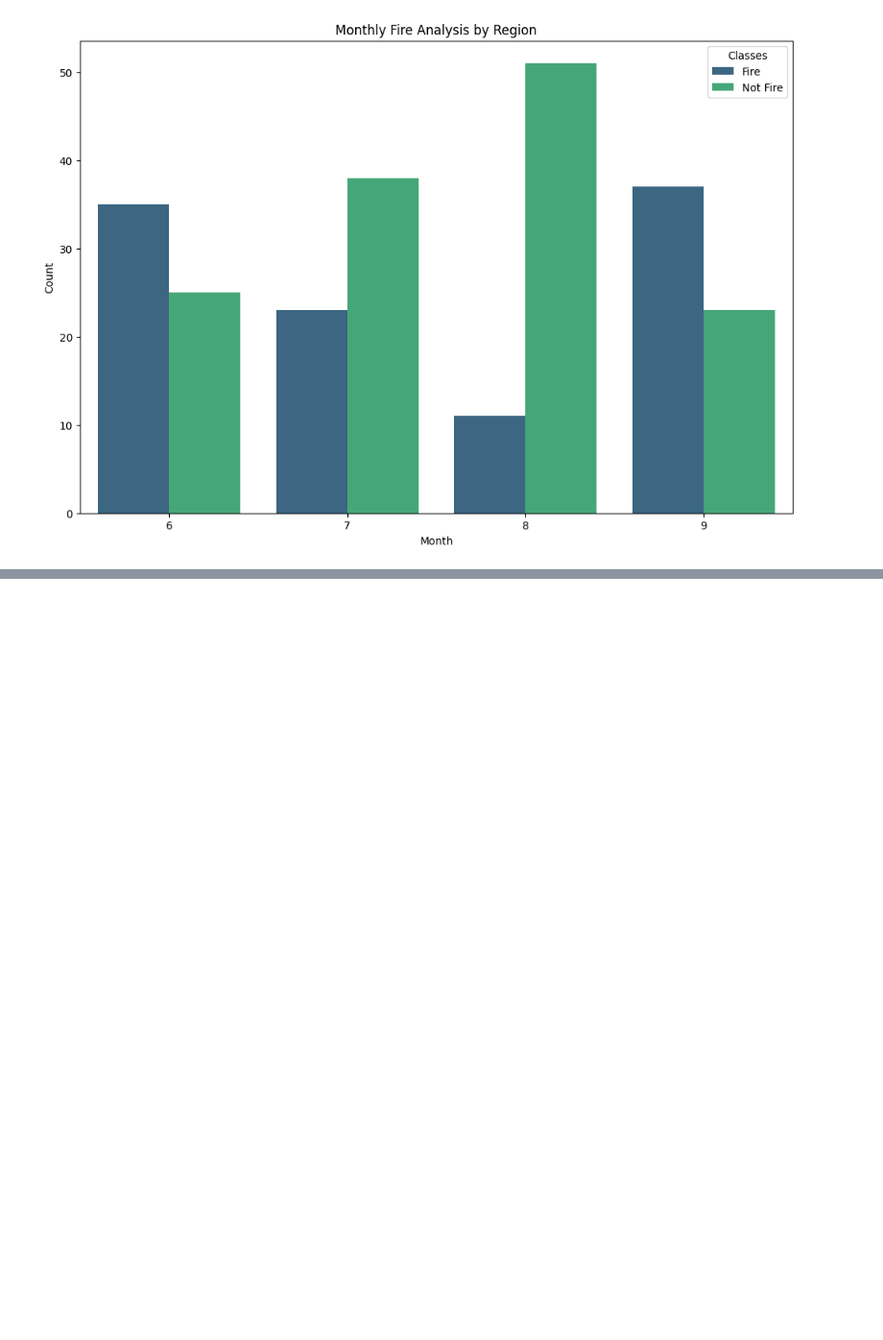
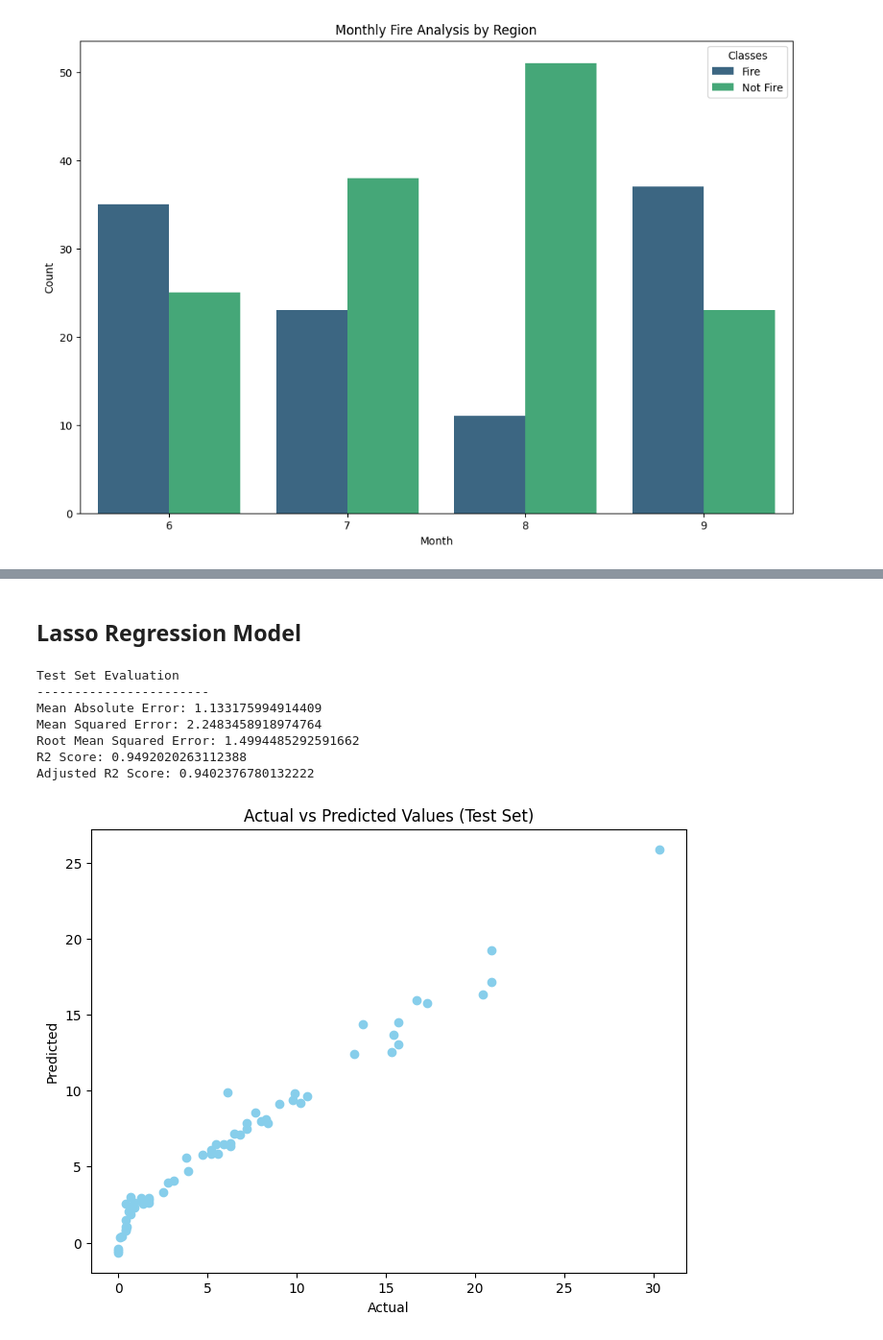
Before and after one commit to ricardorm10/Complete-Data-Science-With-Machine-Learning-And-NLP-2024, a Jupyter notebook: 3-Complete Linear Regression/Practicals/Regression Projects 2.0/linear_regression_project.ipynb, the cells around one changed output, grey strips where cells are left out. Shown: that part at 96% size. Cells and saved outputs as stored; diff of their text form; code cells hidden in the pictures; blank space fills up the shorter version.

```diff
--- a/3-Complete Linear Regression/Practicals/Regression Projects 2.0/linear_regression_project.ipynb
+++ b/3-Complete Linear Regression/Practicals/Regression Projects 2.0/linear_regression_project.ipynb
@@ -399,0 +561,36 @@ plt.legend(title='Classes', labels=['Fire', 'Not Fire']);
+# %% [markdown]
+## Lasso Regression Model
+# %%
+from sklearn.linear_model import Lasso
+
+# Lasso Regression model
+lasso = Lasso()
+lasso.fit(X_train_scaled, y_train)
+
+# Predictions
+y_pred_lasso = lasso.predict(X_test_scaled)
+
+# Model evaluation
+print('Test Set Evaluation')
+print('-----------------------')
+print('Mean Absolute Error:', mean_absolute_error(y_test, y_pred_lasso))
+print('Mean Squared Error:', mean_squared_error(y_test, y_pred_lasso))
+print('Root Mean Squared Error:', np.sqrt(mean_squared_error(y_test, y_pred_lasso)))
+print('R2 Score:', r2_score(y_test, y_pred_lasso))
+print('Adjusted R2 Score:', 1 - (1-r2_score(y_test, y_pred_lasso)) * (len(y_test)-1) / (len(y_test) - X_test_scaled.shape[1] - 1))
+
+# Scatter plot of the actual vs predicted values
+plt.figure(figsize=(8, 6))
+plt.scatter(y_test, y_pred_lasso, color='skyblue')
+plt.xlabel('Actual')
+plt.ylabel('Predicted')
+plt.title('Actual vs Predicted Values (Test Set)');
+# %% [output]
+Test Set Evaluation
+-----------------------
+Mean Absolute Error: 1.133175994914409
+Mean Squared Error: 2.2483458918974764
+Root Mean Squared Error: 1.4994485292591662
+R2 Score: 0.9492020263112388
+Adjusted R2 Score: 0.9402376780132222
+[figure, added]
```
Also changed, not shown: parts of 27 cells of this notebook.
